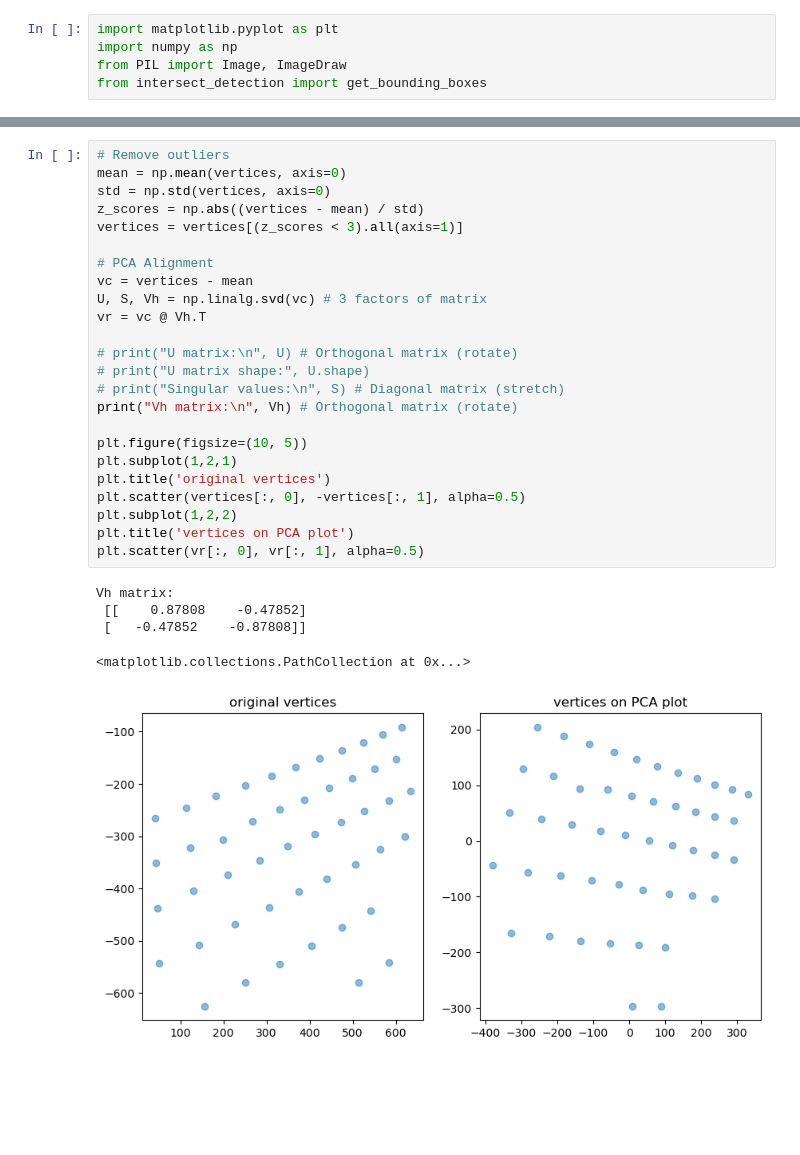
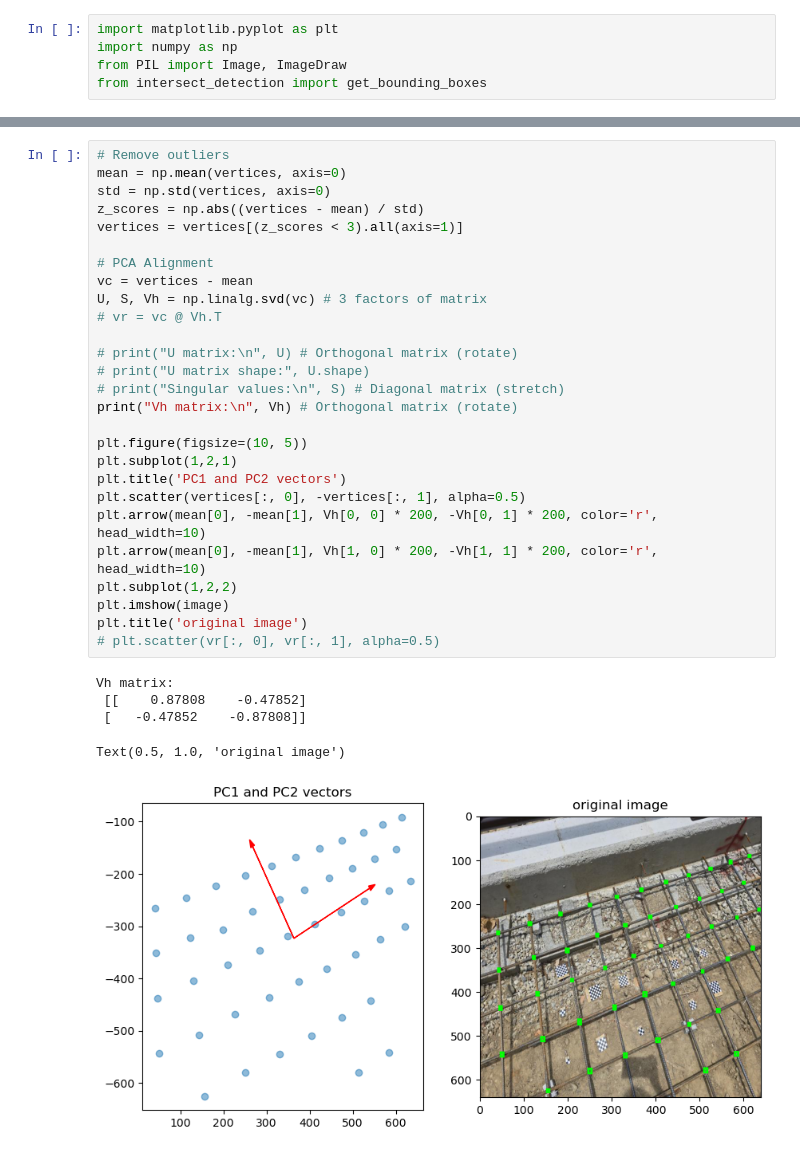
Before and after one commit to HsiaoHungKai/rebar-works, a Jupyter notebook: yolo-intersect-detection/pca_alignment.ipynb, the cells around one changed output, grey strips where cells are left out. Cells and saved outputs as stored; diff of their text form; blank space fills up the shorter version.

```diff
--- a/yolo-intersect-detection/pca_alignment.ipynb
+++ b/yolo-intersect-detection/pca_alignment.ipynb
@@ -32,30 +29,33 @@ fig.axis('off')
 # %%
 # Remove outliers
 mean = np.mean(vertices, axis=0)
 std = np.std(vertices, axis=0)
 z_scores = np.abs((vertices - mean) / std)
 vertices = vertices[(z_scores < 3).all(axis=1)]
 
 # PCA Alignment
 vc = vertices - mean
 U, S, Vh = np.linalg.svd(vc) # 3 factors of matrix
-vr = vc @ Vh.T
+# vr = vc @ Vh.T
 
 # print("U matrix:\n", U) # Orthogonal matrix (rotate)
 # print("U matrix shape:", U.shape)
 # print("Singular values:\n", S) # Diagonal matrix (stretch)
 print("Vh matrix:\n", Vh) # Orthogonal matrix (rotate)
 
 plt.figure(figsize=(10, 5))
 plt.subplot(1,2,1)
-plt.title('original vertices')
+plt.title('PC1 and PC2 vectors')
 plt.scatter(vertices[:, 0], -vertices[:, 1], alpha=0.5)
+plt.arrow(mean[0], -mean[1], Vh[0, 0] * 200, -Vh[0, 1] * 200, color='r', head_width=10)
+plt.arrow(mean[0], -mean[1], Vh[1, 0] * 200, -Vh[1, 1] * 200, color='r', head_width=10)
 plt.subplot(1,2,2)
-plt.title('vertices on PCA plot')
-plt.scatter(vr[:, 0], vr[:, 1], alpha=0.5)
+plt.imshow(image)
+plt.title('original image')
+# plt.scatter(vr[:, 0], vr[:, 1], alpha=0.5)
 # %% [output]
 Vh matrix:
  [[    0.87808    -0.47852]
  [   -0.47852    -0.87808]]
-<matplotlib.collections.PathCollection at 0x...>
+Text(0.5, 1.0, 'original image')
-[figure, old version]
+[figure, new version]
```
Also changed, not shown: parts of 3 cells of this notebook, 1 other file.
